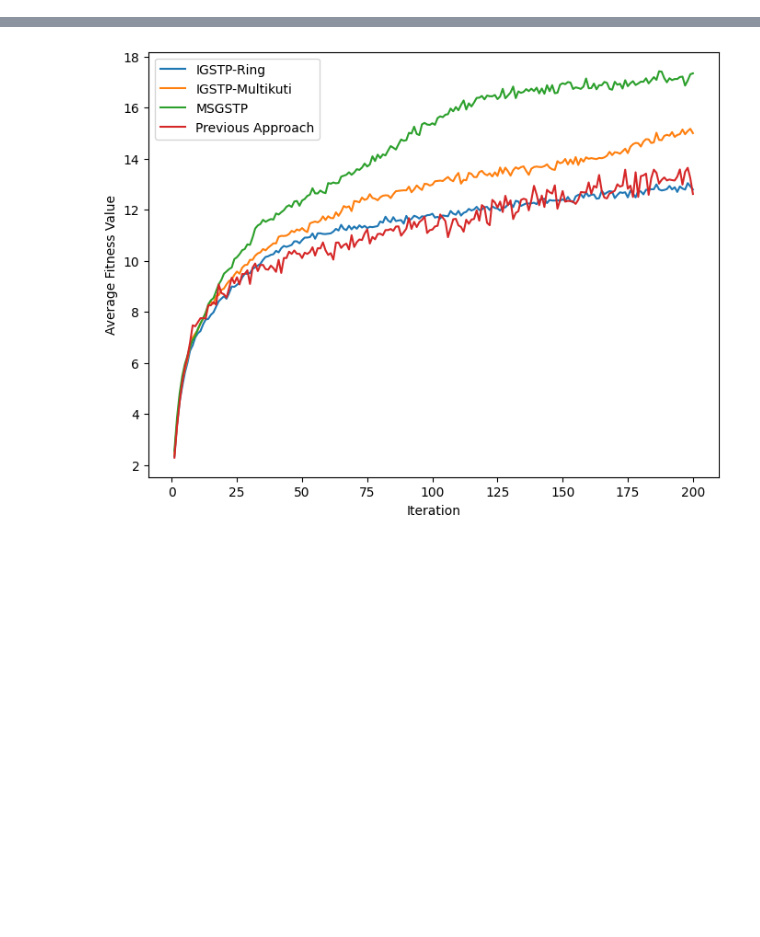
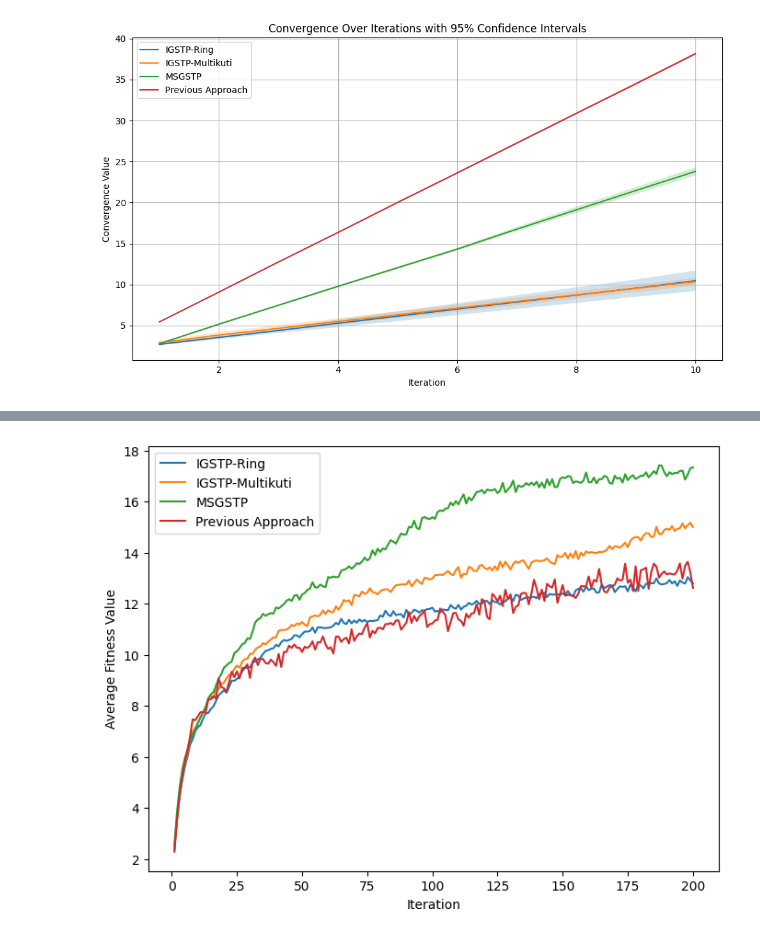
Before and after one commit to Chideme/island_genetic_algrorithm, a Jupyter notebook: convergence.ipynb, the cells around one changed output, grey strips where cells are left out. Saved outputs shown, nothing was run; the diff lists cells and outputs as text; code cells hidden in the pictures; blank space fills up the shorter version.

```diff
--- a/convergence.ipynb
+++ b/convergence.ipynb
@@ -88,0 +93,31 @@ ValueError: x and y must have same first dimension, but have shapes (20,) and (1
+# %%
+# Group by strategy and time step
+summary = df_convergence.groupby(['strategy', 'iteration'])['value'].agg(['mean', 'std', 'count']).reset_index()
+summary['ci95'] = 1.96 * summary['std'] / summary['count']**0.5
+
+# Plot
+# Custom label mapping
+strategy_labels = {
+    'gga': "Previous Approach",
+    'ring': "IGSTP-Ring",
+    'multikuti': "IGSTP-Multikuti",
+    'master_slave': "MSGSTP"
+}
+
+# Plot
+plt.figure(figsize=(10, 6))
+for strategy in evolve_strategy:
+    sub = summary[summary['strategy'] == strategy]
+    label = strategy_labels.get(strategy, strategy)
+    plt.plot(sub['iteration'], sub['mean'], label=label)
+    plt.fill_between(sub['iteration'], sub['mean'] - sub['ci95'], sub['mean'] + sub['ci95'], alpha=0.2)
+
+plt.xlabel('Iteration')
+plt.ylabel('Convergence Value')
+plt.title('Convergence Over Iterations with 95% Confidence Intervals')
+plt.legend()
+plt.grid(True)
+plt.tight_layout()
+plt.show()
+# %% [output]
+[figure, added]
```
Also changed, not shown: parts of 4 cells of this notebook, 6 other files.
